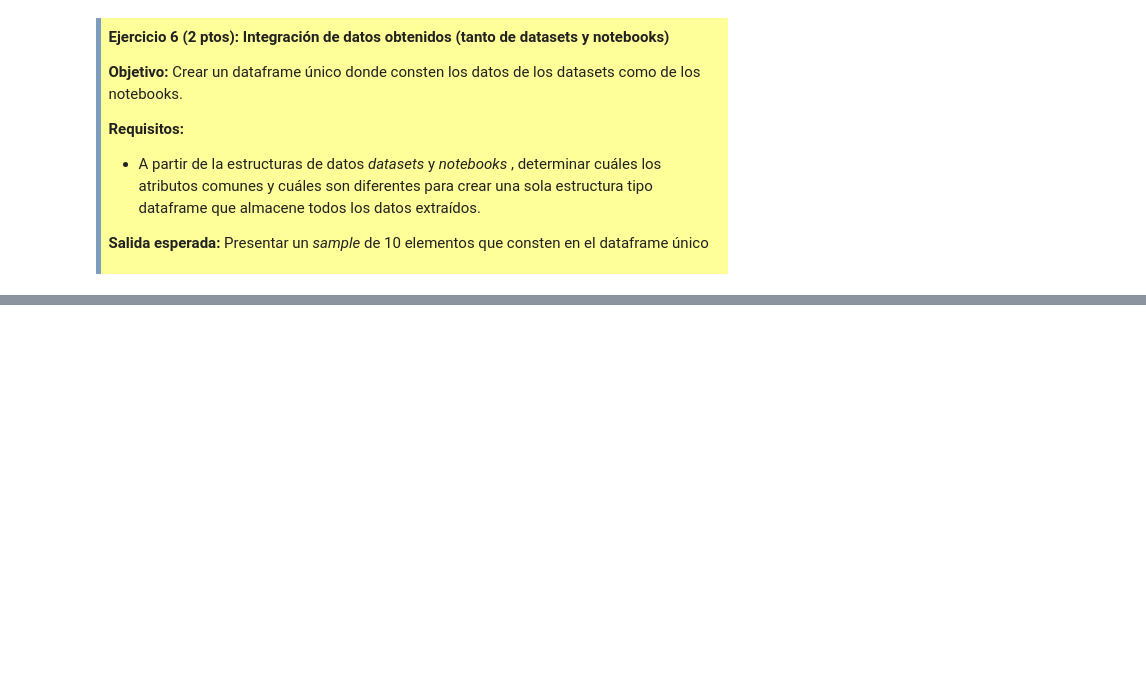
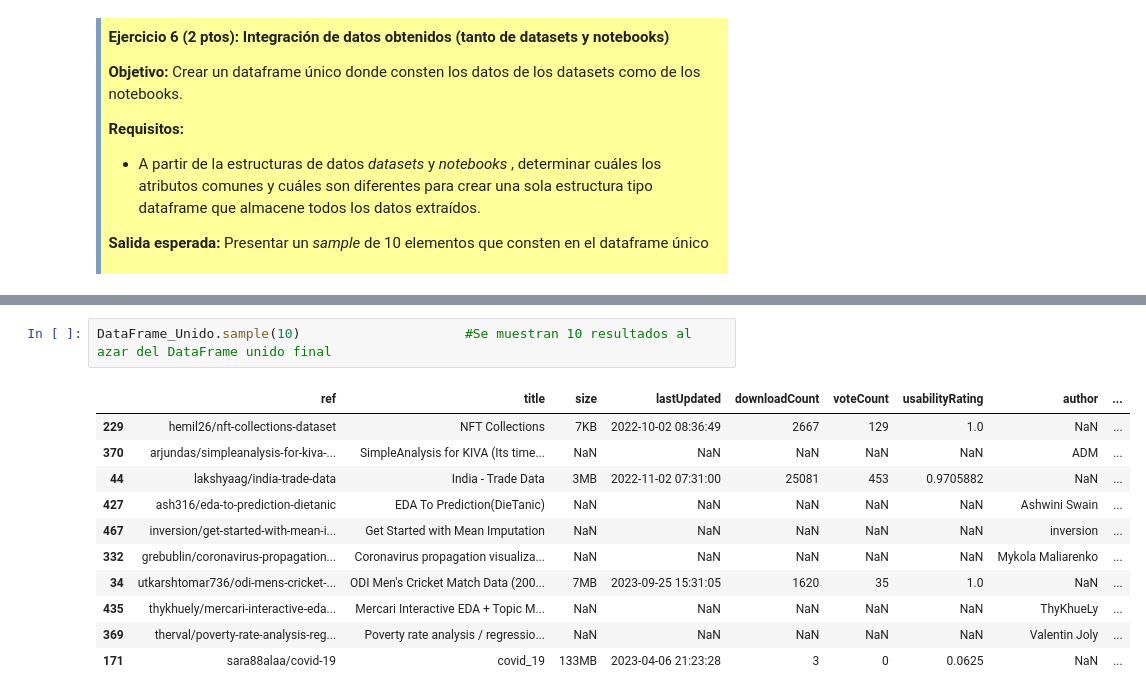
Before and after one commit to SantiagoMendietaCarrion/Lab1_APIS, a Jupyter notebook: Lab1_API_Mendieta_Santiago.ipynb, the cells around one changed output, grey strips where cells are left out. Cells and saved outputs as stored; diff of their text form; blank space fills up the shorter version.

```diff
--- a/Lab1_API_Mendieta_Santiago.ipynb
+++ b/Lab1_API_Mendieta_Santiago.ipynb
@@ -599,0 +671,14 @@ notebooks_DF_prep.sample(10)                                      #Se muestran 1
+# %%
+DataFrame_Unido.sample(10)                     #Se muestran 10 resultados al azar del DataFrame unido final
+# %% [output]
+|  | ref | title | size | lastUpdated | downloadCount | voteCount | usabilityRating | author | ... |
+| 229 | hemil26/nft-collections-dataset | NFT Collections | 7KB | 2022-10-02 08:36:49 | 2667 | 129 | 1.0 | NaN | ... |
+| 370 | arjundas/simpleanalysis-for-kiva-... | SimpleAnalysis for KIVA (Its time... | NaN | NaN | NaN | NaN | NaN | ADM | ... |
+| 44 | lakshyaag/india-trade-data | India - Trade Data | 3MB | 2022-11-02 07:31:00 | 25081 | 453 | 0.9705882 | NaN | ... |
+| 427 | ash316/eda-to-prediction-dietanic | EDA To Prediction(DieTanic) | NaN | NaN | NaN | NaN | NaN | Ashwini Swain | ... |
+| 467 | inversion/get-started-with-mean-i... | Get Started with Mean Imputation | NaN | NaN | NaN | NaN | NaN | inversion | ... |
+| 332 | grebublin/coronavirus-propagation... | Coronavirus propagation visualiza... | NaN | NaN | NaN | NaN | NaN | Mykola Maliarenko | ... |
+| 34 | utkarshtomar736/odi-mens-cricket-... | ODI Men's Cricket Match Data (200... | 7MB | 2023-09-25 15:31:05 | 1620 | 35 | 1.0 | NaN | ... |
+| 435 | thykhuely/mercari-interactive-eda... | Mercari Interactive EDA + Topic M... | NaN | NaN | NaN | NaN | NaN | ThyKhueLy | ... |
+| 369 | therval/poverty-rate-analysis-reg... | Poverty rate analysis / regressio... | NaN | NaN | NaN | NaN | NaN | Valentin Joly | ... |
+| 171 | sara88alaa/covid-19 | covid_19 | 133MB | 2023-04-06 21:23:28 | 3 | 0 | 0.0625 | NaN | ... |
```
Also changed, not shown: parts of 11 cells of this notebook.
